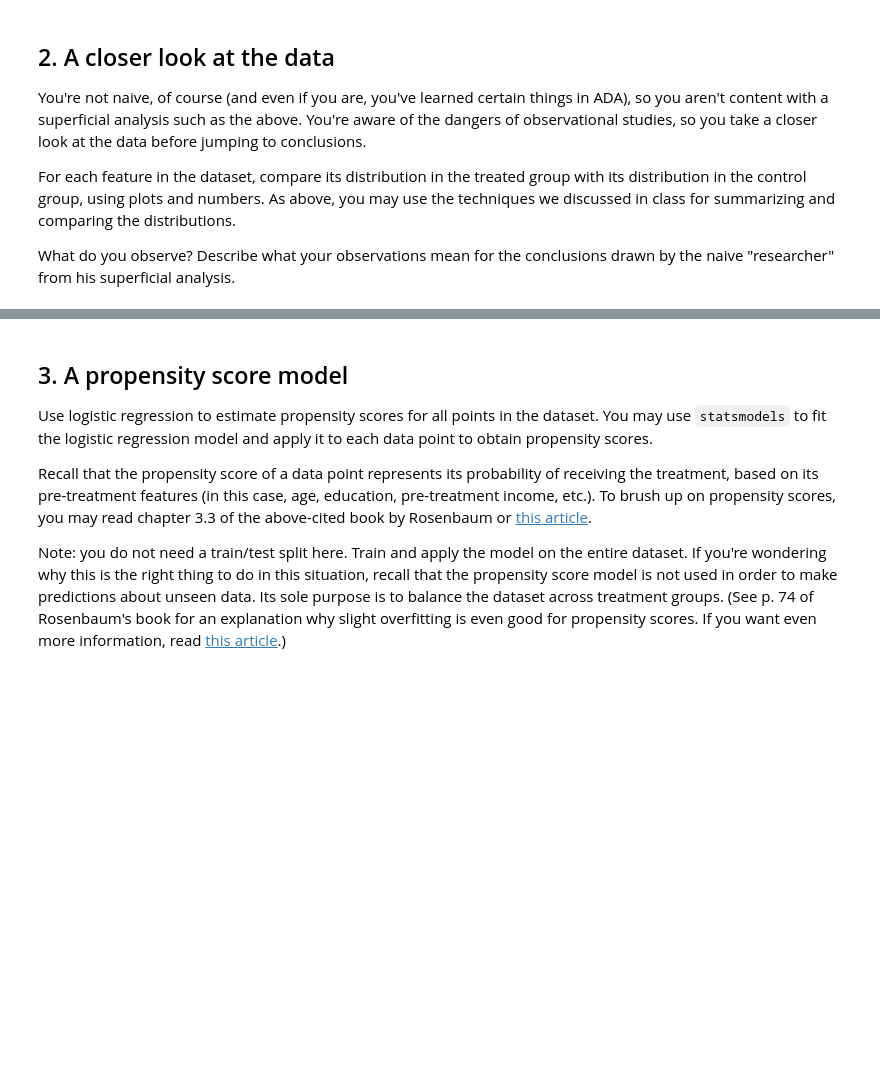
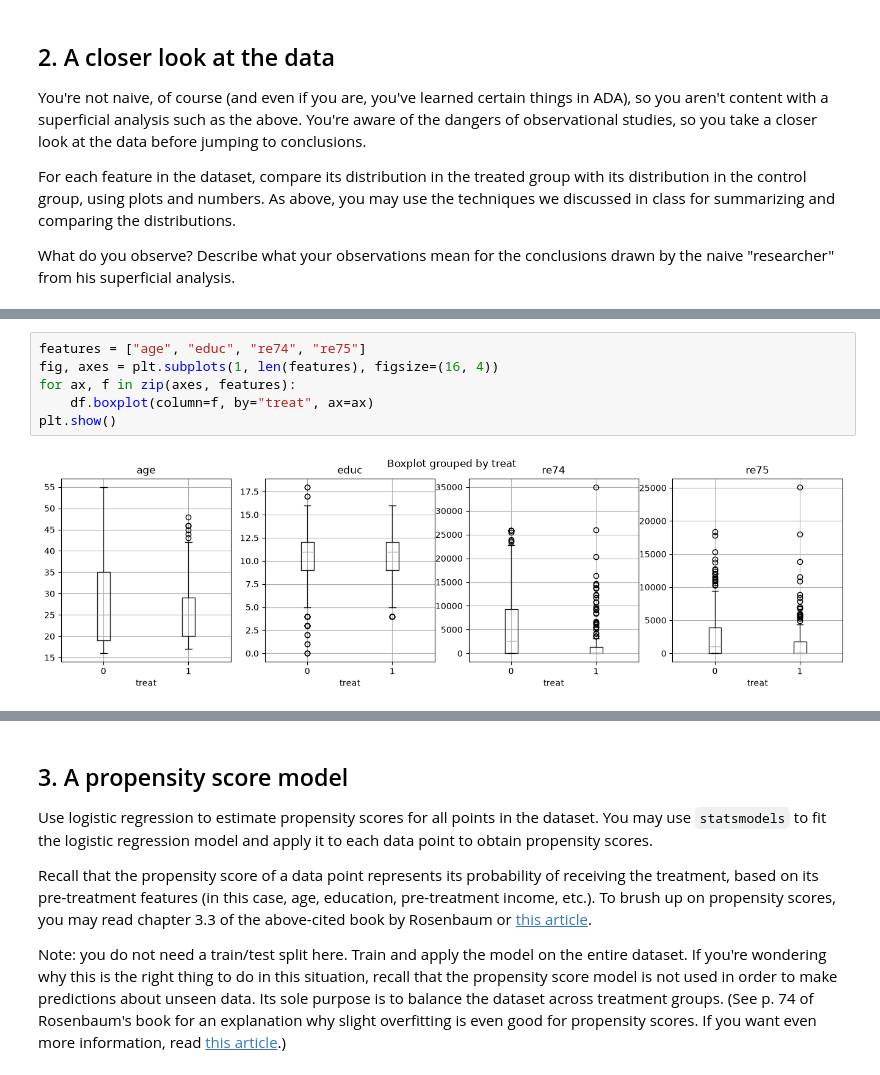
Before and after one commit to haaissa/ada-2026, a Jupyter notebook: Exercises/05 - Causal analysis of observational data/Observational studies exercise.ipynb, the cells around one changed output, grey strips where cells are left out. Drawn from its saved outputs; the diff is of its cells as text; blank space fills up the shorter version.

```diff
--- a/Exercises/05 - Causal analysis of observational data/Observational studies exercise.ipynb
+++ b/Exercises/05 - Causal analysis of observational data/Observational studies exercise.ipynb
@@ -71,0 +99,8 @@ Describe what your observations mean for the conclusions drawn by the naive "res
+# %%
+features = ["age", "educ", "re74", "re75"]
+fig, axes = plt.subplots(1, len(features), figsize=(16, 4))
+for ax, f in zip(axes, features):
+    df.boxplot(column=f, by="treat", ax=ax)
+plt.show()
+# %% [output]
+[figure, added]
```
Also changed, not shown: parts of 18 cells of this notebook.
